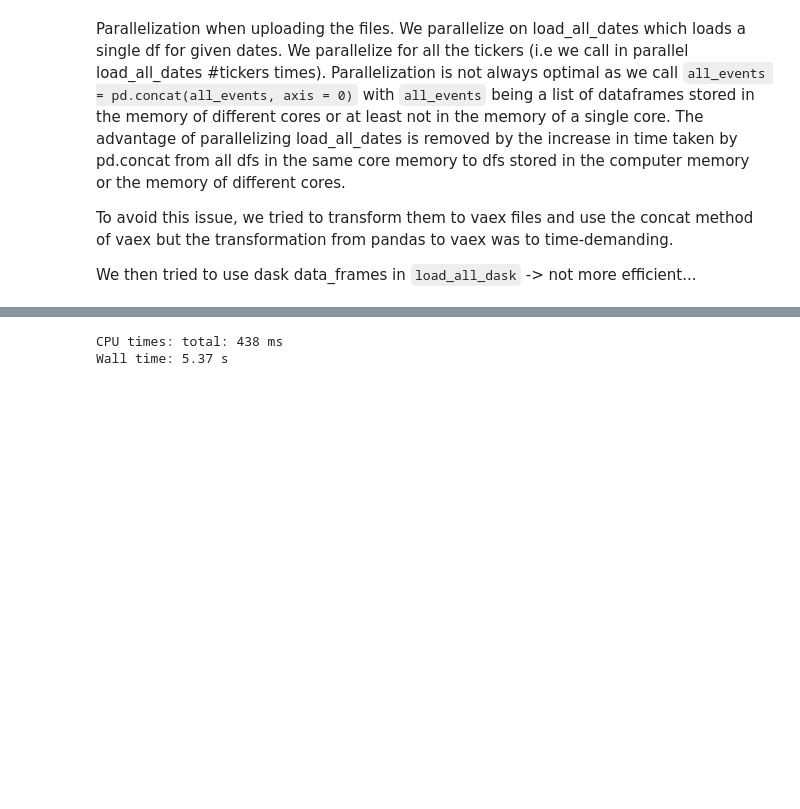
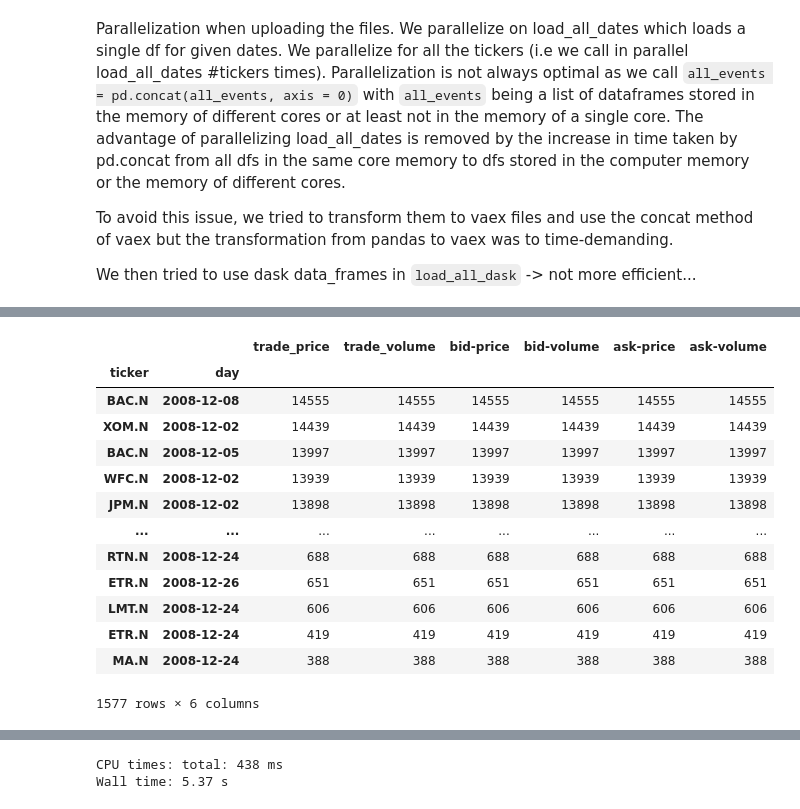
Before and after one commit to chgendreau/market-states-trading-strategy, a Jupyter notebook: charles_test.ipynb, the cells around one changed output, grey strips where cells are left out. Drawn from its saved outputs; the diff is of its cells as text; code cells hidden in the pictures; blank space fills up the shorter version.

```diff
--- a/charles_test.ipynb
+++ b/charles_test.ipynb
@@ -24,0 +92,4 @@ Wall time: 20.4 s
+# %%
+%%time
+df.groupby(['ticker', 'day']).count().sort_values(by = 'trade_price', ascending = False)
+# %% [output]
@@ -24,0 +98,14 @@ Wall time: 20.4 s
+|  |  | trade_price | trade_volume | bid-price | bid-volume | ask-price | ask-volume |
+| ticker | day |  |  |  |  |  |  |
+| BAC.N | 2008-12-08 | 14555 | 14555 | 14555 | 14555 | 14555 | 14555 |
+| XOM.N | 2008-12-02 | 14439 | 14439 | 14439 | 14439 | 14439 | 14439 |
+| BAC.N | 2008-12-05 | 13997 | 13997 | 13997 | 13997 | 13997 | 13997 |
+| WFC.N | 2008-12-02 | 13939 | 13939 | 13939 | 13939 | 13939 | 13939 |
+| JPM.N | 2008-12-02 | 13898 | 13898 | 13898 | 13898 | 13898 | 13898 |
+| ... | ... | ... | ... | ... | ... | ... | ... |
+| RTN.N | 2008-12-24 | 688 | 688 | 688 | 688 | 688 | 688 |
+| ETR.N | 2008-12-26 | 651 | 651 | 651 | 651 | 651 | 651 |
+| LMT.N | 2008-12-24 | 606 | 606 | 606 | 606 | 606 | 606 |
+| ETR.N | 2008-12-24 | 419 | 419 | 419 | 419 | 419 | 419 |
+| MA.N | 2008-12-24 | 388 | 388 | 388 | 388 | 388 | 388 |
+1577 rows × 6 columns
```
Also changed, not shown: parts of 17 cells of this notebook, 1 other file.
